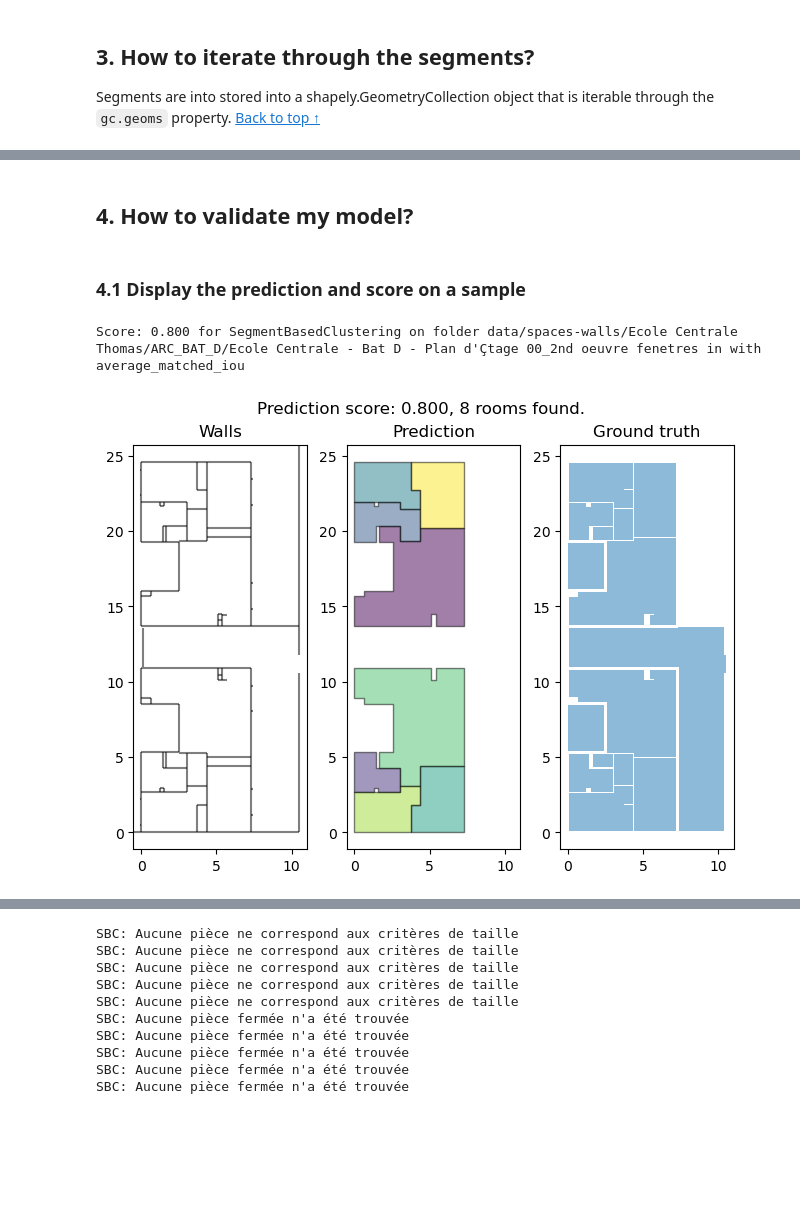
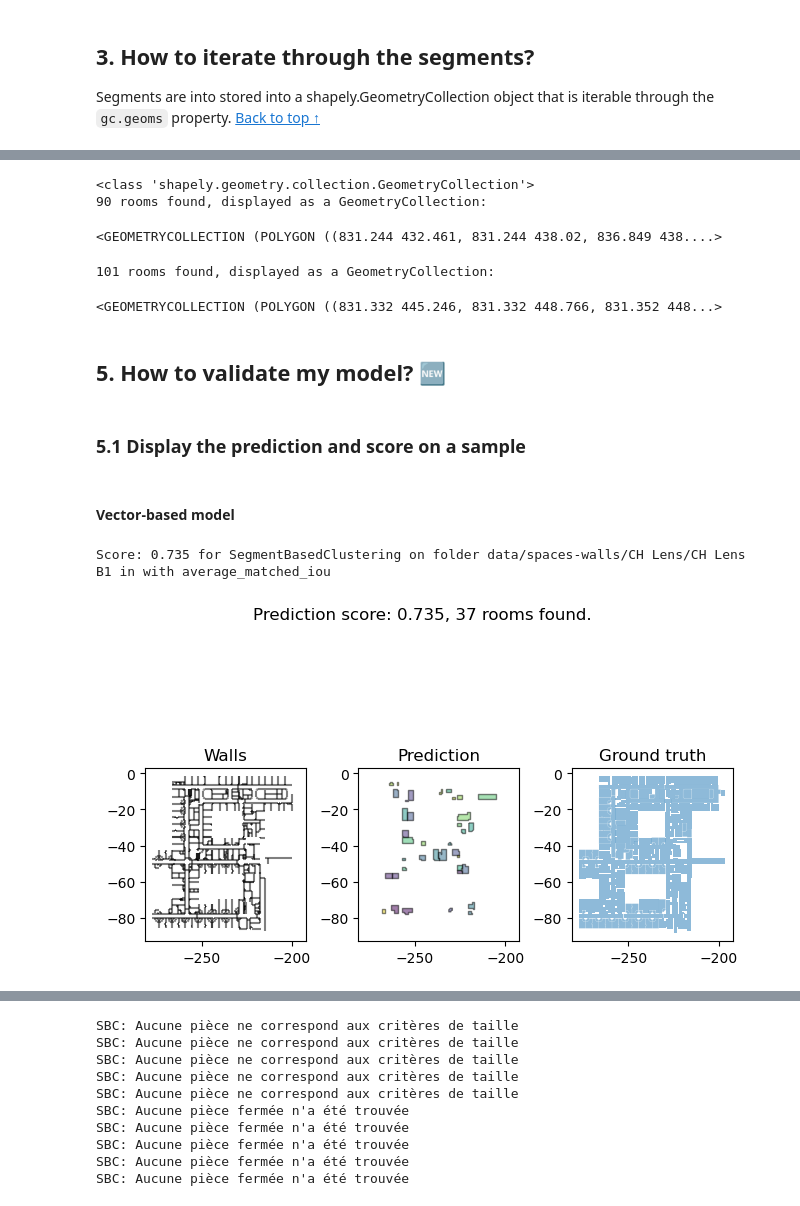
Before and after one commit to waddason/CapstoneContour, a Jupyter notebook: howto.ipynb, the cells around one changed output, grey strips where cells are left out. Drawn from its saved outputs; the diff is of its cells as text; code cells hidden in the pictures; blank space fills up the shorter version.

```diff
--- a/howto.ipynb
+++ b/howto.ipynb
@@ -90,27 +95,52 @@ LINESTRING (696.2106342076836 428.485937197849, 698.6501794630062 428.4859371978
+# %%
+# Instantiate a model from the ./models folder
+# Example with polygons
+model = SegmentBasedClustering()
+# Call predict with the loaded geometry collection
+y_pred = model(gc_raw)
+print(f"{len(y_pred.geoms)} rooms found, displayed as a GeometryCollection:")
+y_pred
+# %% [output]
+<class 'shapely.geometry.collection.GeometryCollection'>
+90 rooms found, displayed as a GeometryCollection:
+<GEOMETRYCOLLECTION (POLYGON ((831.244 432.461, 831.244 438.02, 836.849 438....>
+# %%
+# Example with Computer Vision
+model = CVSegmentation()
+# Call predict with the loaded geometry collection
+y_pred = model(gc_raw)
+print(f"{len(y_pred.geoms)} rooms found, displayed as a GeometryCollection:")
+y_pred
+# %% [output]
+101 rooms found, displayed as a GeometryCollection:
+<GEOMETRYCOLLECTION (POLYGON ((831.332 445.246, 831.332 448.766, 831.352 448...>
 # %% [markdown]
-## 4. How to validate my model?
+## 5. How to validate my model? 🆕
 # %% [markdown]
-### 4.1 Display the prediction and score on a sample
+### 5.1 Display the prediction and score on a sample
+# %% [markdown]
+#### Vector-based model
 # %%
 # Chose a Spaces-Walls folder
 validate_subfolder = Path(
-    "data/spaces-walls/Ecole Centrale Thomas/ARC_BAT_D/Ecole Centrale - Bat D - Plan d'Çtage 00_2nd oeuvre fenetres"
+    # "data/spaces-walls/Ecole Centrale Thomas/ARC_BAT_D/Ecole Centrale - Bat D - Plan d'Çtage 00_2nd oeuvre fenetres"
+    "data/spaces-walls/CH Lens/CH Lens B1",
 )
 # Instantiate a model from the ./models folder
 # Example with polygons
 model = SegmentBasedClustering()
 metric = average_matched_iou
 # Compute the metric
 score = test_model_on_sample(
     model, sample_folder=validate_subfolder, metric=metric
 )
 print(
     f"Score: {score:.3f} for {model.__name__} on folder "
     f"{validate_subfolder} in with "
     f"{metric.__name__}"
 )
 # Display the prediction
 plot_score(model, validate_subfolder, metric).show()
 # %% [output]
-Score: 0.800 for SegmentBasedClustering on folder data/spaces-walls/Ecole Centrale Thomas/ARC_BAT_D/Ecole Centrale - Bat D - Plan d'Çtage 00_2nd oeuvre fenetres in with average_matched_iou
+Score: 0.735 for SegmentBasedClustering on folder data/spaces-walls/CH Lens/CH Lens B1 in with average_matched_iou
-[figure, old version]
+[figure, new version]
```
Also changed, not shown: parts of 15 cells of this notebook.
